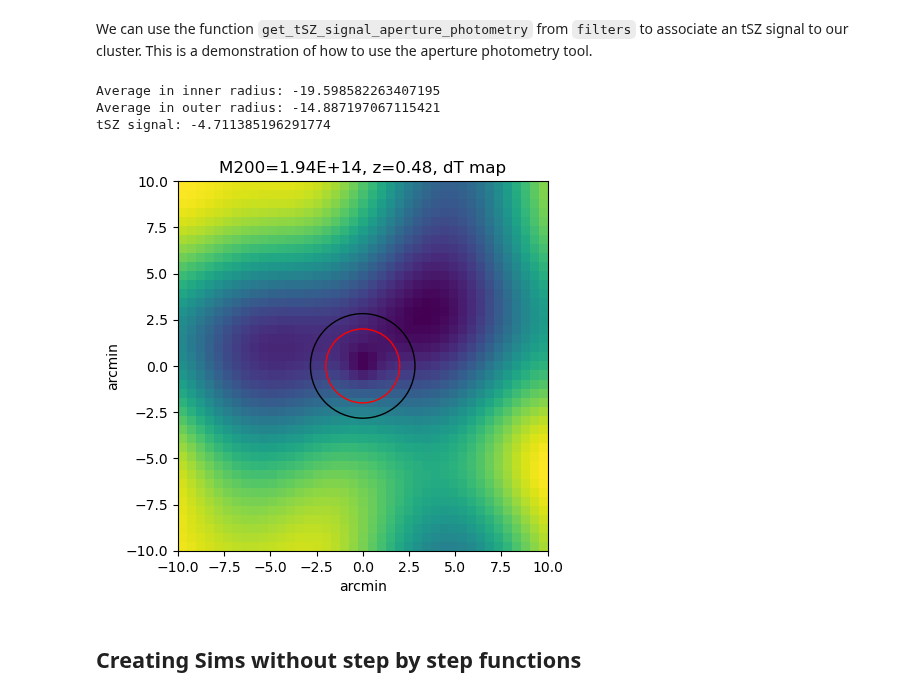
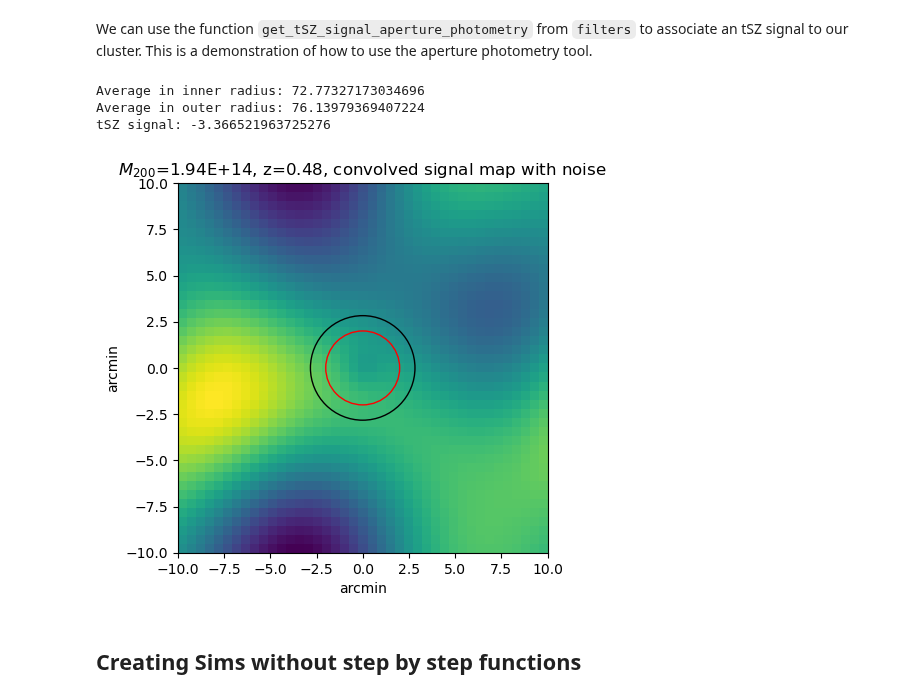
Before and after one commit to deepskies/DeepSZSim, a Jupyter notebook: notebooks/demo_full_pipeline.ipynb, the cells around one changed output. Cells and saved outputs as stored; diff of their text form; code cells hidden in the pictures.

```diff
--- a/notebooks/demo_full_pipeline.ipynb
+++ b/notebooks/demo_full_pipeline.ipynb
@@ -128,7 +131,7 @@ y[0] #print central y value
 # %% [markdown]
 Next, we find the corresponding temperatures from the central y value `y[0]`. We do this by utilizing the function `f_sz` which uses the equation:  $$ \frac{\mathrm{dT}_{tsz} (\theta)}{\mathrm{T}_{CMB}} = f_{sz}  y(\theta),$$ where $y(\theta)$ is the Compton parameter at a projected angle $\theta$ from the cluster center.
 # %%
-fSZ=simsz.simtools.f_sz(150,d["cosmo"].Tcmb0) #get f_SZ for observation frequency of 30 GHz
+fSZ=deepszsim.simtools.f_sz(150,d["cosmo"].Tcmb0) #get f_SZ for observation frequency of 30 GHz
 dT=d["cosmo"].Tcmb0*y[0]*fSZ #get dT from y0 using f_SZ
 dT=dT.to(u.uK) #Convert to uK
 print(dT)
@@ -153,8 +156,8 @@ The end goal of this section is to generate a convolved CMB map + SZ cluster wit
 In order to create a Compton y map, we utilize the `make_y_submap` function. This 2D submap has different values than the `y` above, because of the different pixelization choices.
 # %%
 width = 10
-y_map = simsz.make_sz_cluster.generate_y_submap(M200, z, load_vars_dict=d, R200_Mpc=R200)
-simsz.visualization.plot_graphs(y_map,'$M_{200}$='+'{:.2E}'.format(Decimal(M200))+', z='+str(z)+', Compton y map',
+y_map = deepszsim.make_sz_cluster.generate_y_submap(M200, z, load_vars_dict=d, R200_Mpc=R200)
+deepszsim.visualization.plot_graphs(y_map,'$M_{200}$='+'{:.2E}'.format(Decimal(M200))+', z='+str(z)+', Compton y map',
                           'arcmin', 'arcmin', 'Compton y', width=10, logNorm=True)
 print(f'y_max = {y_map.max()}, y_min = {y_map.min()}')
 # %% [output]
@@ -173,8 +176,8 @@ simsz.visualization.plot_graphs(dT_map, '$M_{200}$='+'{:.2E}'.format(Decimal(M20
 # %% [markdown]
 This is an example of what a generated CMB map will look like. We use the function `get_cls` in the `simtools` file to generate a power spectrum, which we then use to create the CMB map using `make_cmb_map`. This is just an example CMB map; it doesn't carry forward to the cells below.
 # %%
-ps = simsz.simtools.get_cls(ns=d["ns"], cosmo=d["cosmo"])
-cmb_map = simsz.simtools.make_cmb_map(shape=y_map.shape, pix_size_arcmin=d["pixel_size_arcmin"], ps=ps)*u.uK
-simsz.visualization.plot_graphs(cmb_map.value,'CMB map at Dec: 0, RA: 0',
+ps = deepszsim.simtools.get_cls(ns=d["ns"], cosmo=d["cosmo"])
+cmb_map = deepszsim.simtools.make_cmb_map(shape=y_map.shape, pix_size_arcmin=d["pixel_size_arcmin"], ps=ps)*u.uK
+deepszsim.visualization.plot_graphs(cmb_map.value,'CMB map at Dec: 0, RA: 0',
                                 'arcmin','arcmin','$\mu$K', width=10)
 # %% [output]
@@ -194,7 +197,7 @@ simsz.visualization.plot_graphs(signal_map,'$M_{200}$='+'{:.2E}'.format(Decimal(
 # %% [markdown]
 This what an example CMB map post beam-convolution will look like. Here we use the method `add_cmb_map_and_convolve` in `simtools`, which creates a CMB map, adds our cluster, convolves with a beam, and then eliminates edge effects.
 # %%
-conv_map, _ = simsz.simtools.add_cmb_map_and_convolve(dT_map, ps, d["pixel_size_arcmin"], d["beam_size_arcmin"])
-simsz.visualization.plot_graphs(conv_map,'$M_{200}$='+'{:.2E}'.format(Decimal(M200))+', z='+str(z)+', convolved signal map',
+conv_map, _ = deepszsim.simtools.add_cmb_map_and_convolve(dT_map, ps, d["pixel_size_arcmin"], d["beam_size_arcmin"])
+deepszsim.visualization.plot_graphs(conv_map,'$M_{200}$='+'{:.2E}'.format(Decimal(M200))+', z='+str(z)+', convolved signal map',
                                 'arcmin','arcmin','$\mu$K',width = 10)
 # %% [output]
@@ -218,27 +221,27 @@ noise level is 8uK
 We can use the function `get_tSZ_signal_aperture_photometry` from `filters` to associate an tSZ signal to our cluster. This is a demonstration of how to use the aperture photometry tool.
 # %%
 ap_arcmin=2.0 #arcminutes
-disk, ring, signal = simsz.filters.get_tSZ_signal_aperture_photometry(conv_map, ap_arcmin)
+disk, ring, signal = deepszsim.filters.get_tSZ_signal_aperture_photometry(conv_map, ap_arcmin)
 print('Average in inner radius: '+str(disk))
 print('Average in outer radius: '+str(ring))
 print('tSZ signal: '+str(signal))
 center = np.array(conv_map.shape) / 2
 center = center - center[0]
 fig, ax = plt.subplots()
 ax.imshow(conv_map, extent=[-width,width,-width,width])
 disk_circle = plt.Circle(center, ap_arcmin, color='red', fill=False, linewidth=1)
 annulus_circle = plt.Circle(center, ap_arcmin * np.sqrt(2), color='black', fill=False, linewidth=1)
 ax.add_patch(disk_circle)
 ax.add_patch(annulus_circle)
 plt.ylabel('arcmin')
 plt.xlabel('arcmin')
-plt.title('M200='+'{:.2E}'.format(Decimal(M200))+', z='+str(z)+', dT map')
+plt.title('$M_{200}$='+'{:.2E}'.format(Decimal(M200))+', z='+str(z)+', convolved signal map with noise')
 plt.show()
 # %% [output]
-Average in inner radius: -19.598582263407195
-Average in outer radius: -14.887197067115421
-tSZ signal: -4.711385196291774
+Average in inner radius: 72.77327173034696
+Average in outer radius: 76.13979369407224
+tSZ signal: -3.366521963725276
-[figure, old version]
+[figure, new version]
 # %% [markdown]
 ## Creating Sims without step by step functions
 # %% [markdown]
```
Also changed, not shown: parts of 30 cells of this notebook, 2 other files.
